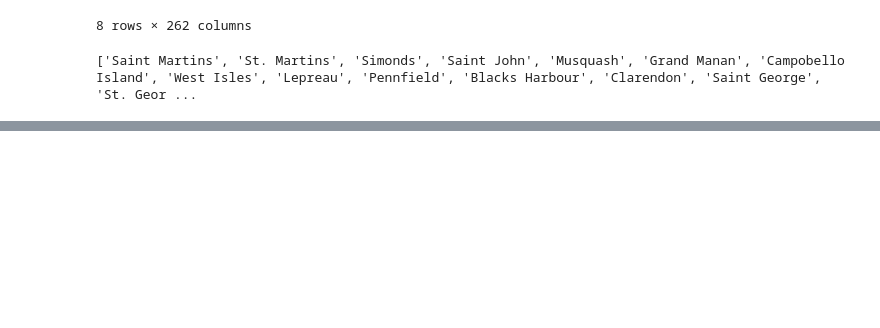
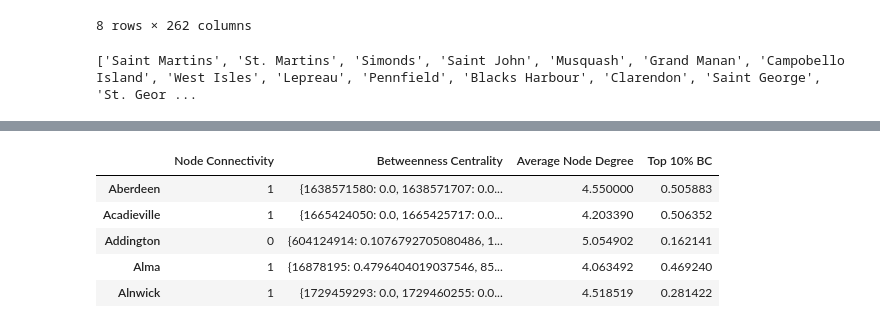
Before and after one commit to danesheppard/CommunityGrowthPrediction, a Jupyter notebook: dataScraping.ipynb, the cells around one changed output, grey strips where cells are left out. Drawn from its saved outputs; the diff is of its cells as text; code cells hidden in the pictures; blank space fills up the shorter version.

```diff
--- a/dataScraping.ipynb
+++ b/dataScraping.ipynb
@@ -539,0 +579,25 @@ networkCharacteristics = {}
+# %%
+# The betweenness centrality we have here is a dictionary containing values for all nodes.
+# What we are trying to extract from this measure is an evaluation of road network quality. With more
+# high betweenness centrality nodes, we can expect a more robust network. To this end, let's use the average of the top
+# 10% of nodes by betweenness centrality as our measure of network quality.
+for comm in networksByCommunity.index:
+    # Get the betweenness centrality values for the community
+    betweenness = networksByCommunity.loc[comm, 'Betweenness Centrality']
+    # Sort by values
+    sortResult = sorted(betweenness.items(), key=lambda x: x[1], reverse=True)
+    # Get the top 10% of nodes
+    topNodes = [node for (node, val) in sortResult[:int(len(sortResult) * 0.1)]]
+    # Get the average betweenness centrality of the top nodes
+    avgTopBetweenness = np.mean([betweenness[node] for node in topNodes])
+    # Add this value to the dataframe
+    networksByCommunity.loc[comm, 'Top 10% BC'] = avgTopBetweenness
+
+networksByCommunity.head()
+# %% [output]
+|  | Node Connectivity | Betweenness Centrality | Average Node Degree | Top 10% BC |
+| Aberdeen | 1 | {1638571580: 0.0, 1638571707: 0.0... | 4.550000 | 0.505883 |
+| Acadieville | 1 | {1665424050: 0.0, 1665425717: 0.0... | 4.203390 | 0.506352 |
+| Addington | 0 | {604124914: 0.1076792705080486, 1... | 5.054902 | 0.162141 |
+| Alma | 1 | {16878195: 0.4796404019037546, 85... | 4.063492 | 0.469240 |
+| Alnwick | 1 | {1729459293: 0.0, 1729460255: 0.0... | 4.518519 | 0.281422 |
```
Also changed, not shown: parts of 12 cells of this notebook, 5 other files.
